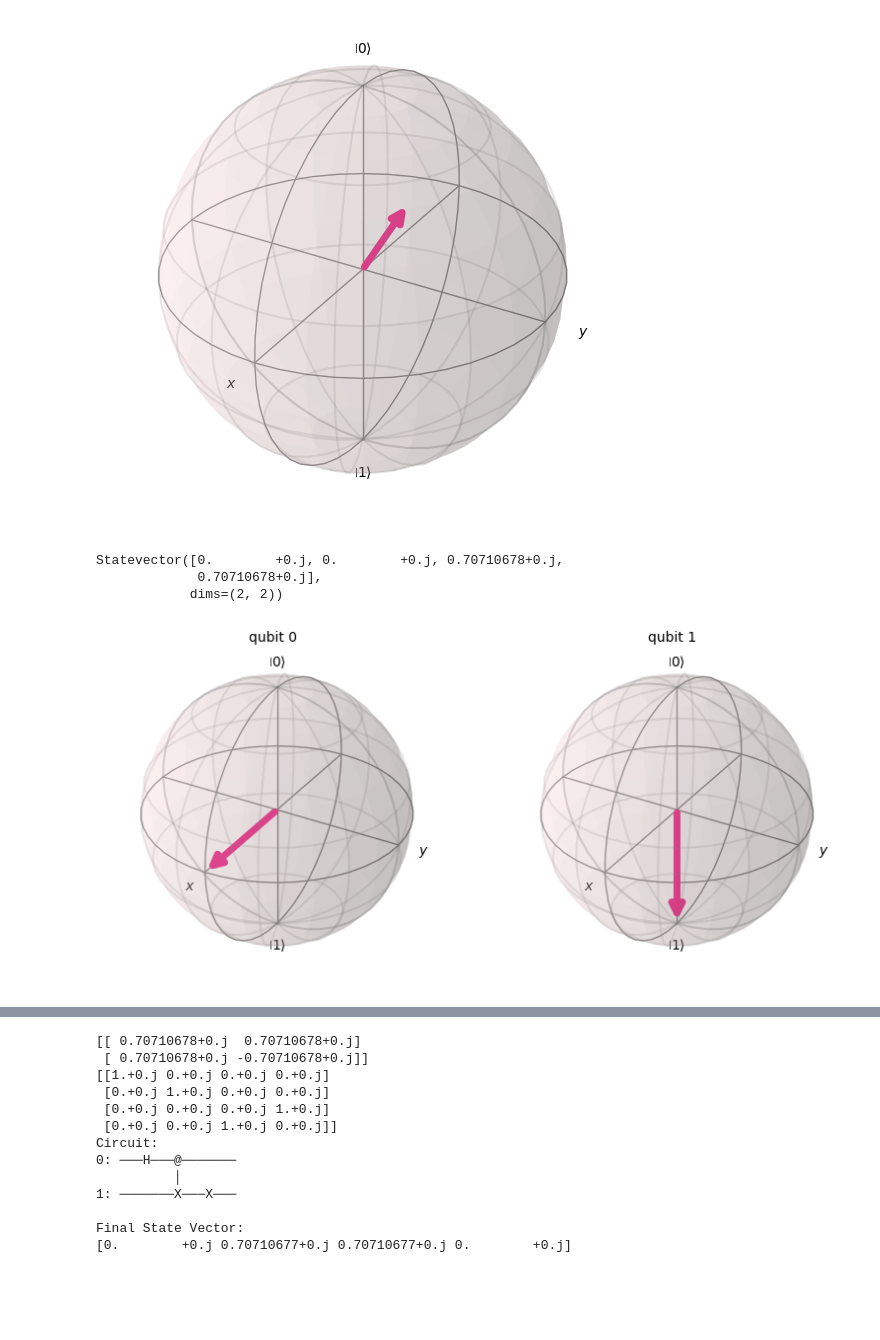
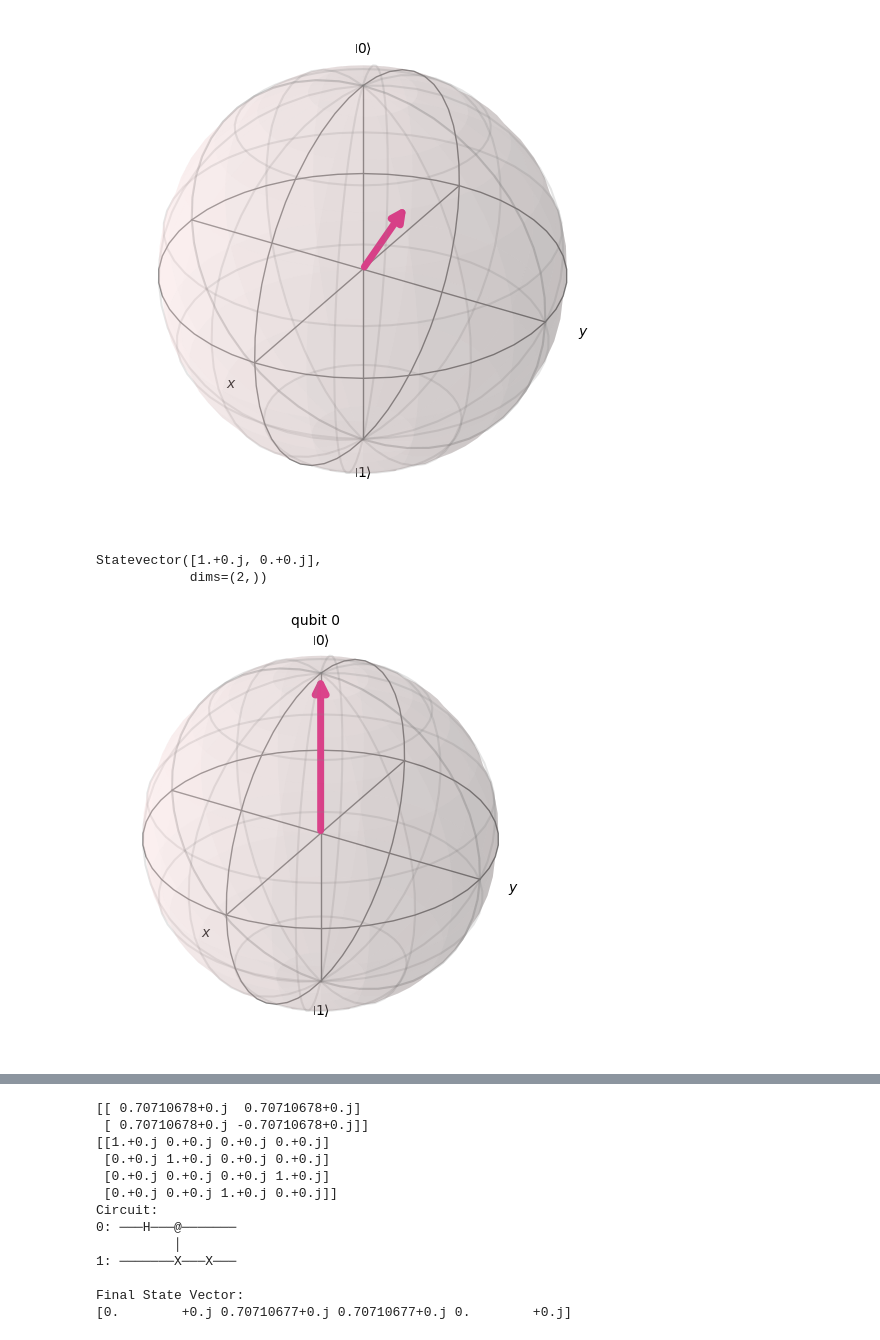
Before and after one commit to retiangson/MSE800_PSE, a Jupyter notebook: Quantum_Computing/Week3/week3_2.ipynb, the cells around one changed output, grey strips where cells are left out. Cells and saved outputs as stored; diff of their text form; code cells hidden in the pictures; blank space fills up the shorter version.

```diff
--- a/Quantum_Computing/Week3/week3_2.ipynb
+++ b/Quantum_Computing/Week3/week3_2.ipynb
@@ -16,18 +16,17 @@ plot_bloch_vector([0.5, np.pi/6, np.pi/2], coord_type='spherical')
 # %%
 from qiskit import QuantumCircuit
 from qiskit.quantum_info import Statevector
 from qiskit.visualization import plot_bloch_multivector
+import matplotlib.pyplot as plt
 
-qc = QuantumCircuit(2)
-qc.h(0)
-qc.x(1)
+qc = QuantumCircuit(1)
+#qc.x(0)
 
 state = Statevector(qc)
 print(state)
 plot_bloch_multivector(state)
 # %% [output]
-Statevector([0.        +0.j, 0.        +0.j, 0.70710678+0.j,
-             0.70710678+0.j],
-            dims=(2, 2))
+Statevector([1.+0.j, 0.+0.j],
+            dims=(2,))
-[figure, old version]
+[figure, new version]
 # %%
```
Also changed, not shown: parts of 2 cells of this notebook, 32 other files.
